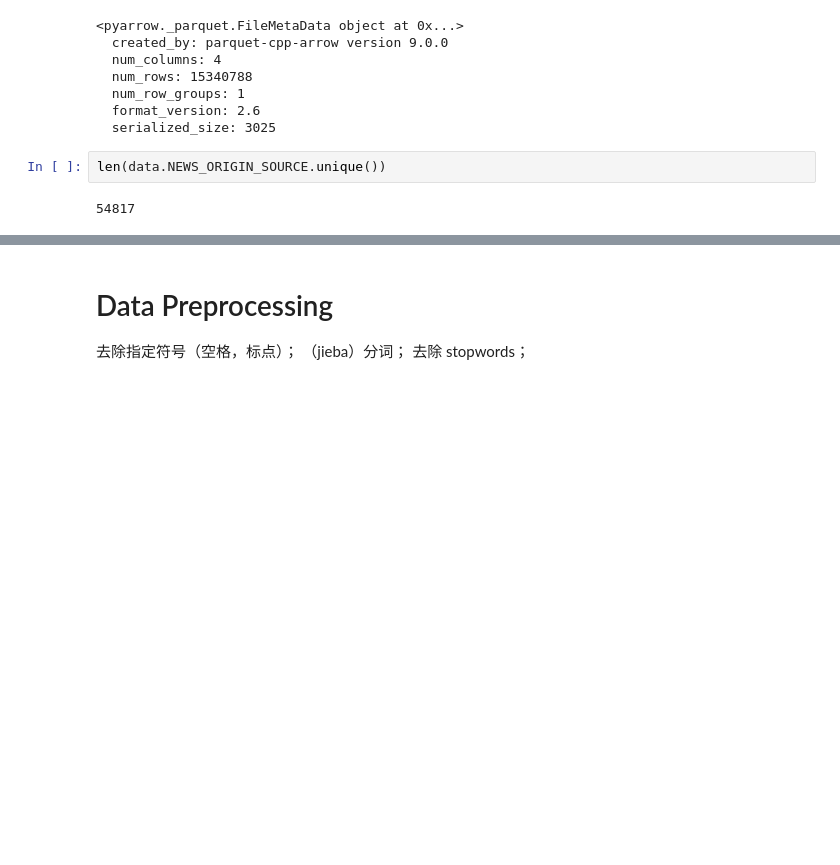
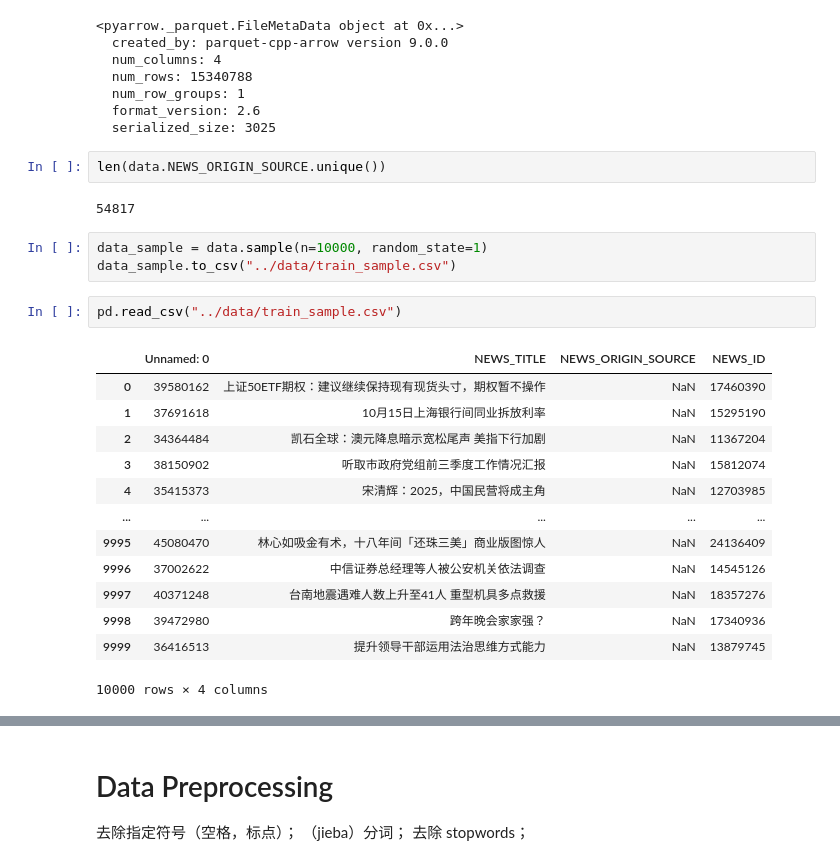
Before and after one commit to jzfrank/nlp-CFN, a Jupyter notebook: dataExploration.ipynb, the cells around one changed output, grey strips where cells are left out. Cells and saved outputs as stored; diff of their text form; blank space fills up the shorter version.

```diff
--- a/dataExploration.ipynb
+++ b/dataExploration.ipynb
@@ -33,3 +33,22 @@ pq.ParquetFile('../data/train.parquet').metadata
 len(data.NEWS_ORIGIN_SOURCE.unique())
 # %% [output]
 54817
+# %%
+data_sample = data.sample(n=10000, random_state=1)
+data_sample.to_csv("../data/train_sample.csv")
+# %%
+pd.read_csv("../data/train_sample.csv")
+# %% [output]
+|  | Unnamed: 0 | NEWS_TITLE | NEWS_ORIGIN_SOURCE | NEWS_ID |
+| 0 | 39580162 | 上证50ETF期权：建议继续保持现有现货头寸，期权暂不操作 | NaN | 17460390 |
+| 1 | 37691618 | 10月15日上海银行间同业拆放利率 | NaN | 15295190 |
+| 2 | 34364484 | 凯石全球：澳元降息暗示宽松尾声 美指下行加剧 | NaN | 11367204 |
+| 3 | 38150902 | 听取市政府党组前三季度工作情况汇报 | NaN | 15812074 |
+| 4 | 35415373 | 宋清辉：2025，中国民营将成主角 | NaN | 12703985 |
+| ... | ... | ... | ... | ... |
+| 9995 | 45080470 | 林心如吸金有术，十八年间「还珠三美」商业版图惊人 | NaN | 24136409 |
+| 9996 | 37002622 | 中信证券总经理等人被公安机关依法调查 | NaN | 14545126 |
+| 9997 | 40371248 | 台南地震遇难人数上升至41人 重型机具多点救援 | NaN | 18357276 |
+| 9998 | 39472980 | 跨年晚会家家强？ | NaN | 17340936 |
+| 9999 | 36416513 | 提升领导干部运用法治思维方式能力 | NaN | 13879745 |
+10000 rows × 4 columns
```
Also changed, not shown: parts of 18 cells of this notebook, 1 other file.
